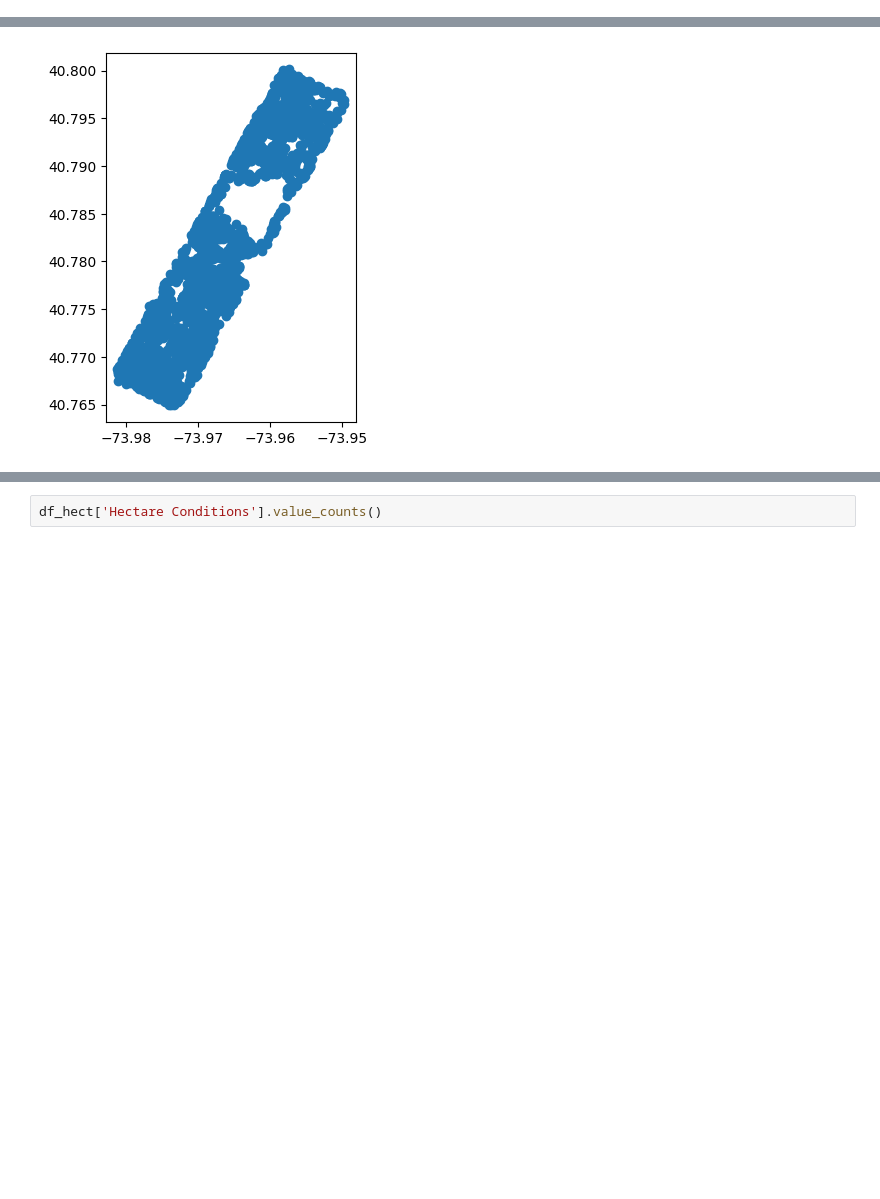
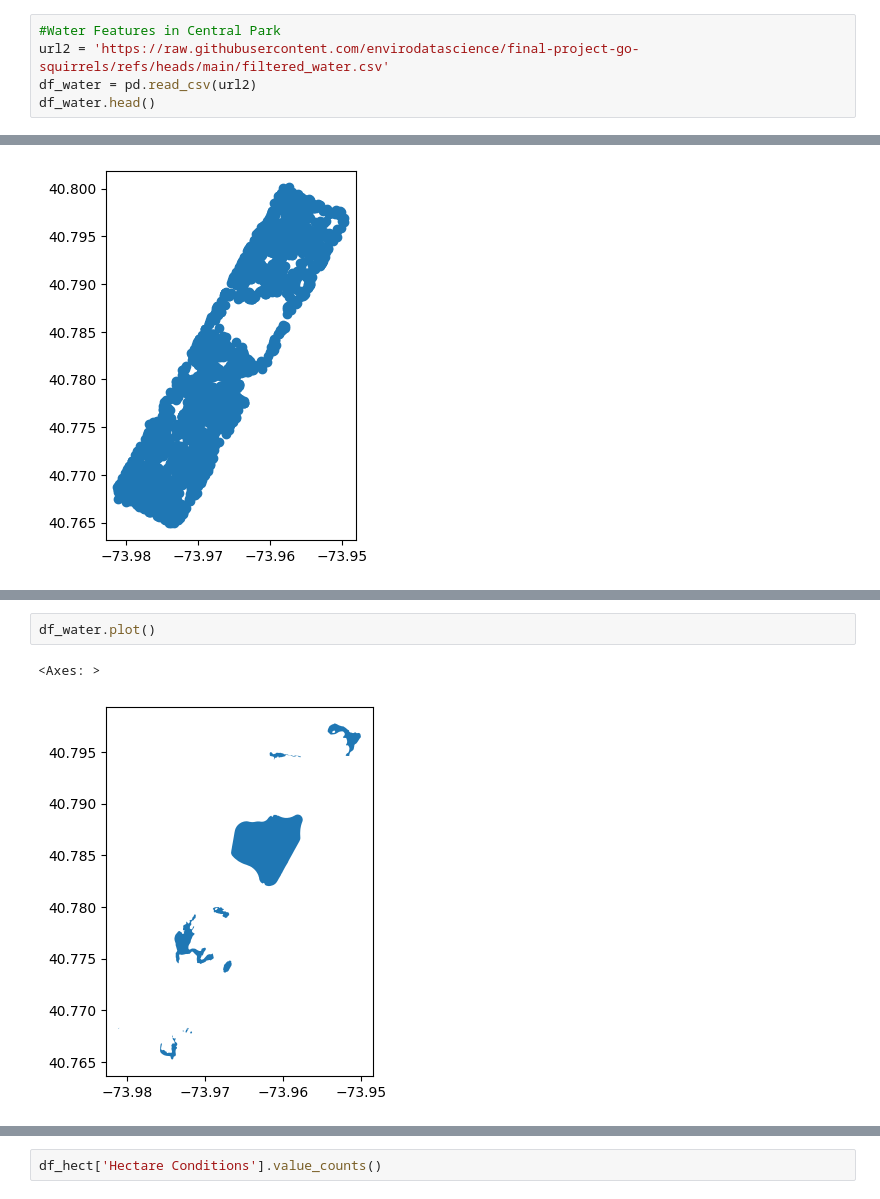
Before and after one commit to envirodatascience/final-project-go-squirrels, a Jupyter notebook: Meryl_Squirrels.ipynb, the cells around one changed output, grey strips where cells are left out. Cells and saved outputs as stored; diff of their text form; blank space fills up the shorter version.

```diff
--- a/Meryl_Squirrels.ipynb
+++ b/Meryl_Squirrels.ipynb
@@ -54,0 +206,5 @@ df_hect.head()
+# %%
+#Water Features in Central Park
+url2 = 'https://raw.githubusercontent.com/envirodatascience/final-project-go-squirrels/refs/heads/main/filtered_water.csv'
+df_water = pd.read_csv(url2)
+df_water.head()
@@ -142,0 +331,5 @@ df_sq.plot()
+# %%
+df_water.plot()
+# %% [output]
+<Axes: >
+[figure, added]
```
Also changed, not shown: parts of 57 cells of this notebook.
